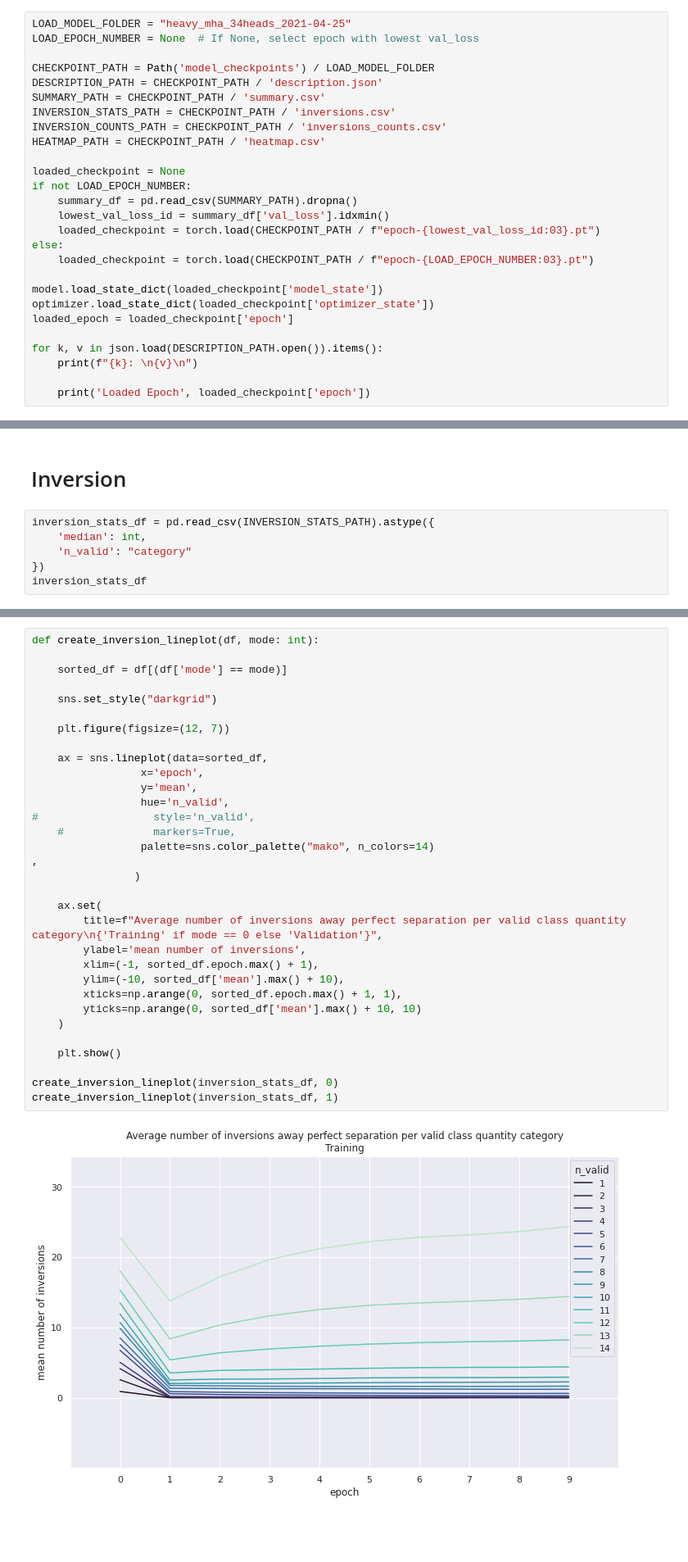
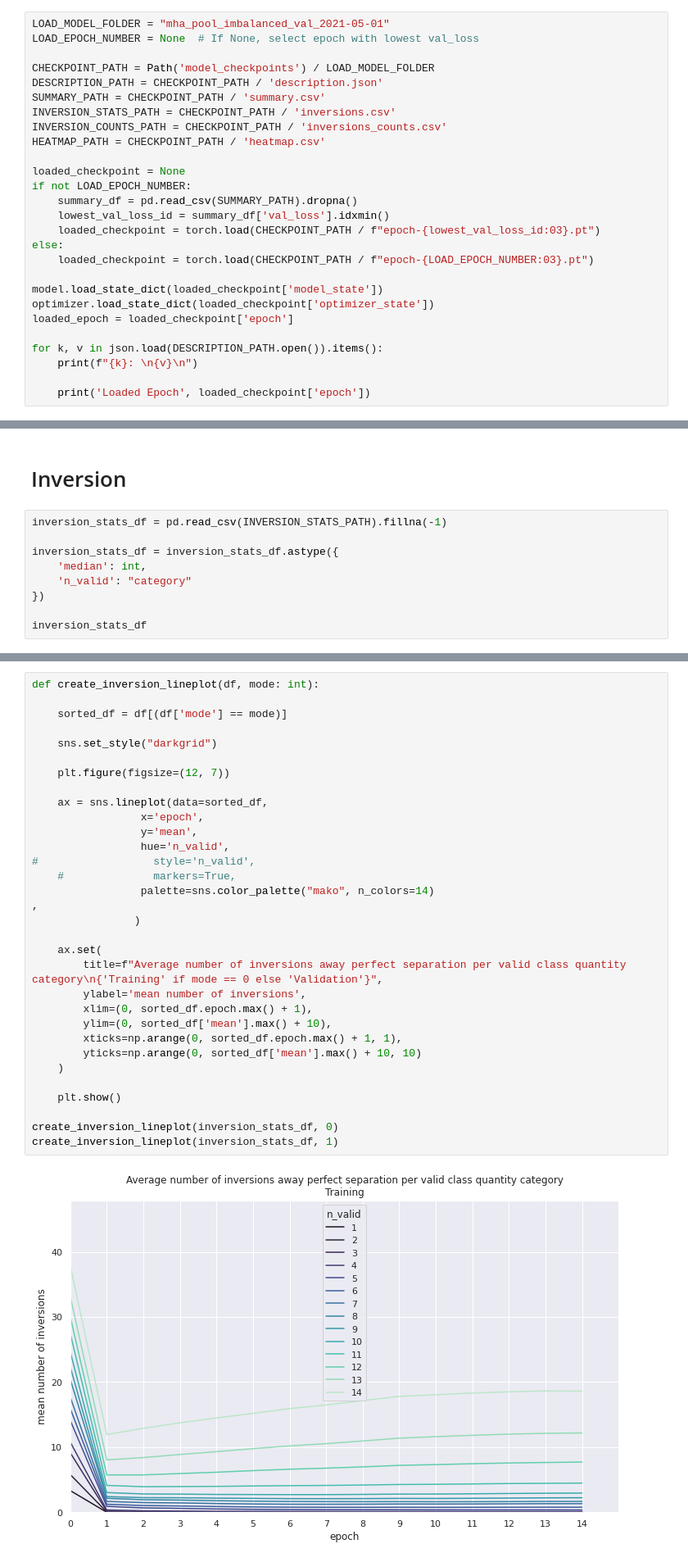
Before and after one commit to TrongTheAlpaca/mahjong_project, a Jupyter notebook: model.ipynb, the cells around one changed output, grey strips where cells are left out. Shown at 82% size. Cells and saved outputs as stored; diff of their text form; blank space fills up the shorter version.

```diff
--- a/model.ipynb
+++ b/model.ipynb
@@ -1180,5 +1186,5 @@ for epoch in range(loaded_epoch, EPOCHS):
 # %%
-LOAD_MODEL_FOLDER = "heavy_mha_34heads_2021-04-25"
+LOAD_MODEL_FOLDER = "mha_pool_imbalanced_val_2021-05-01"
 LOAD_EPOCH_NUMBER = None  # If None, select epoch with lowest val_loss
 
 CHECKPOINT_PATH = Path('model_checkpoints') / LOAD_MODEL_FOLDER
@@ -1699,10 +1711,13 @@ graph_heatmap(heatmap_df, 1, heatmap_df.epoch.max())  # LOAD CORRECT EPOCH!
 # %% [markdown]
 # Inversion
 # %%
-inversion_stats_df = pd.read_csv(INVERSION_STATS_PATH).astype({
+inversion_stats_df = pd.read_csv(INVERSION_STATS_PATH).fillna(-1)
+
+inversion_stats_df = inversion_stats_df.astype({
     'median': int,
     'n_valid': "category"
 })
+
 inversion_stats_df
 # %% [output]
 |  | mode | epoch | n_valid | min | max | mean | median |
@@ -1764,33 +1827,33 @@ graph_inversion_facetgrid(inversion_stats_df, 1)
 def create_inversion_lineplot(df, mode: int):
 
     sorted_df = df[(df['mode'] == mode)]
 
     sns.set_style("darkgrid")
 
     plt.figure(figsize=(12, 7))
 
     ax = sns.lineplot(data=sorted_df,
                  x='epoch',
                  y='mean',
                  hue='n_valid',
 #                  style='n_valid',
     #              markers=True,
                  palette=sns.color_palette("mako", n_colors=14)
 ,
                 )
 
     ax.set(
         title=f"Average number of inversions away perfect separation per valid class quantity category\n{'Training' if mode == 0 else 'Validation'}",
         ylabel='mean number of inversions',
-        xlim=(-1, sorted_df.epoch.max() + 1),
-        ylim=(-10, sorted_df['mean'].max() + 10),
+        xlim=(0, sorted_df.epoch.max() + 1),
+        ylim=(0, sorted_df['mean'].max() + 10),
         xticks=np.arange(0, sorted_df.epoch.max() + 1, 1),
         yticks=np.arange(0, sorted_df['mean'].max() + 10, 10)
     )
 
     plt.show()
 
 create_inversion_lineplot(inversion_stats_df, 0)
 create_inversion_lineplot(inversion_stats_df, 1)
 # %% [output]
-[figure, old version]
+[figure, new version]
```
Also changed, not shown: parts of 38 cells of this notebook, 5 other files.
